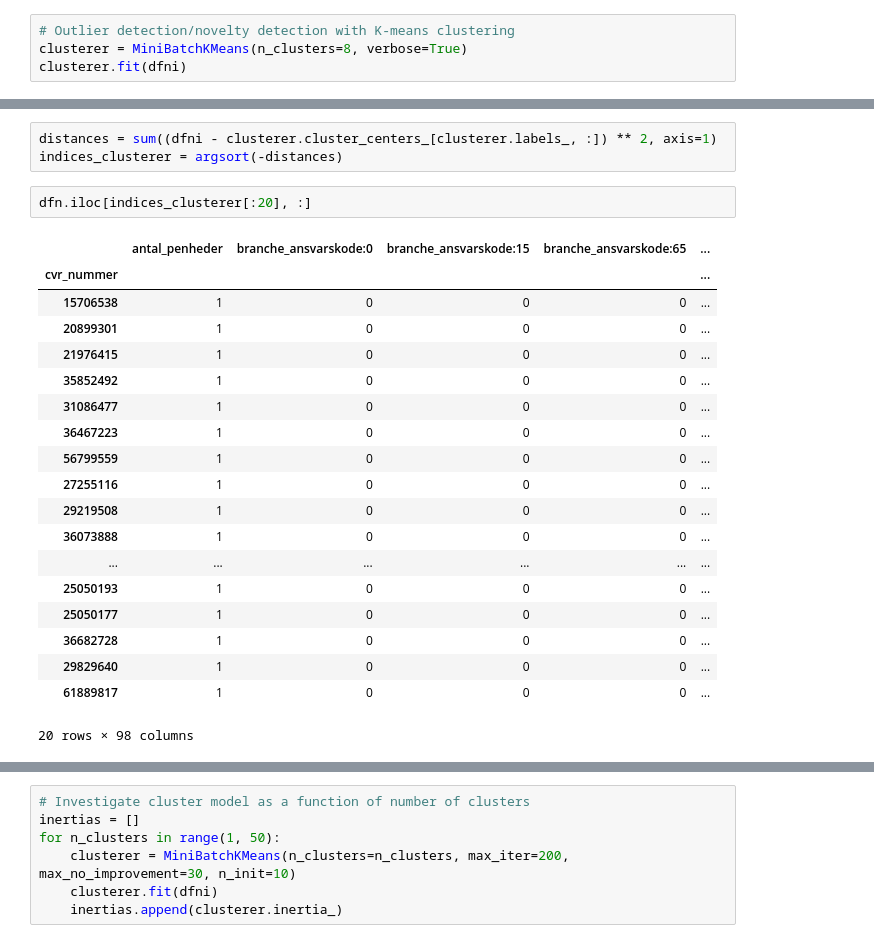
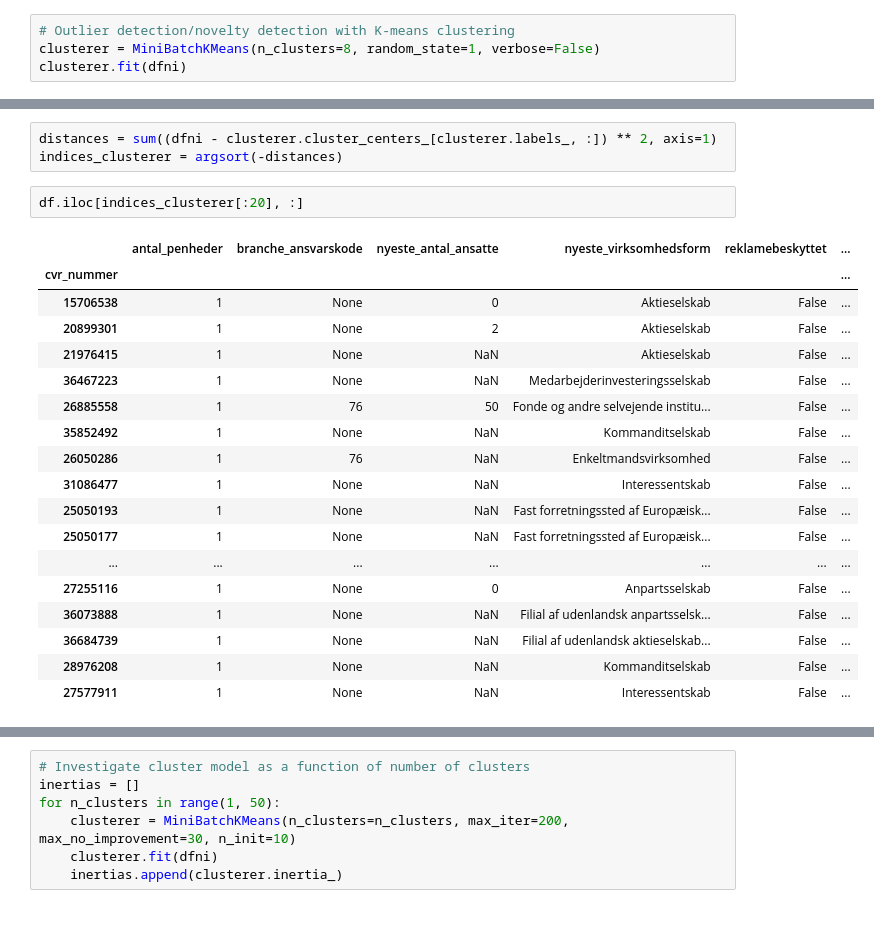
Before and after one commit to fnielsen/cvrminer, a Jupyter notebook: notebooks/Outlier detection.ipynb, the cells around one changed output, grey strips where cells are left out. Saved outputs shown, nothing was run; the diff lists cells and outputs as text.

```diff
--- a/notebooks/Outlier detection.ipynb
+++ b/notebooks/Outlier detection.ipynb
@@ -70,6 +74,6 @@ scaler = StandardScaler(with_mean=False)
 dfni = scaler.fit_transform(imputer.fit_transform(dfn))
 # %%
 # Outlier detection/novelty detection with K-means clustering
-clusterer = MiniBatchKMeans(n_clusters=8, verbose=True)
+clusterer = MiniBatchKMeans(n_clusters=8, random_state=1, verbose=False)
 clusterer.fit(dfni)
 # %% [output]
@@ -98,24 +85,23 @@ MiniBatchKMeans(batch_size=100, compute_labels=True, init='k-means++',
 distances = sum((dfni - clusterer.cluster_centers_[clusterer.labels_, :]) ** 2, axis=1)
 indices_clusterer = argsort(-distances)
 # %%
-dfn.iloc[indices_clusterer[:20], :]
+df.iloc[indices_clusterer[:20], :]
 # %% [output]
-|  | antal_penheder | branche_ansvarskode:0 | branche_ansvarskode:15 | branche_ansvarskode:65 | ... |
-| cvr_nummer |  |  |  |  | ... |
-| 15706538 | 1 | 0 | 0 | 0 | ... |
-| 20899301 | 1 | 0 | 0 | 0 | ... |
-| 21976415 | 1 | 0 | 0 | 0 | ... |
-| 35852492 | 1 | 0 | 0 | 0 | ... |
-| 31086477 | 1 | 0 | 0 | 0 | ... |
-| 36467223 | 1 | 0 | 0 | 0 | ... |
-| 56799559 | 1 | 0 | 0 | 0 | ... |
-| 27255116 | 1 | 0 | 0 | 0 | ... |
-| 29219508 | 1 | 0 | 0 | 0 | ... |
-| 36073888 | 1 | 0 | 0 | 0 | ... |
-| ... | ... | ... | ... | ... | ... |
-| 25050193 | 1 | 0 | 0 | 0 | ... |
-| 25050177 | 1 | 0 | 0 | 0 | ... |
-| 36682728 | 1 | 0 | 0 | 0 | ... |
-| 29829640 | 1 | 0 | 0 | 0 | ... |
-| 61889817 | 1 | 0 | 0 | 0 | ... |
+|  | antal_penheder | branche_ansvarskode | nyeste_antal_ansatte | nyeste_virksomhedsform | reklamebeskyttet | ... |
+| cvr_nummer |  |  |  |  |  | ... |
+| 15706538 | 1 | None | 0 | Aktieselskab | False | ... |
+| 20899301 | 1 | None | 2 | Aktieselskab | False | ... |
+| 21976415 | 1 | None | NaN | Aktieselskab | False | ... |
+| 36467223 | 1 | None | NaN | Medarbejderinvesteringsselskab | False | ... |
+| 26885558 | 1 | 76 | 50 | Fonde og andre selvejende institu... | False | ... |
+| 35852492 | 1 | None | NaN | Kommanditselskab | False | ... |
+| 26050286 | 1 | 76 | NaN | Enkeltmandsvirksomhed | False | ... |
+| 31086477 | 1 | None | NaN | Interessentskab | False | ... |
+| 25050193 | 1 | None | NaN | Fast forretningssted af Europæisk... | False | ... |
+| 25050177 | 1 | None | NaN | Fast forretningssted af Europæisk... | False | ... |
+| ... | ... | ... | ... | ... | ... | ... |
+| 27255116 | 1 | None | 0 | Anpartsselskab | False | ... |
+| 36073888 | 1 | None | NaN | Filial af udenlandsk anpartsselsk... | False | ... |
+| 36684739 | 1 | None | NaN | Filial af udenlandsk aktieselskab... | False | ... |
+| 28976208 | 1 | None | NaN | Kommanditselskab | False | ... |
+| 27577911 | 1 | None | NaN | Interessentskab | False | ... |
-20 rows × 98 columns
```
Also changed, not shown: parts of 13 cells of this notebook.
